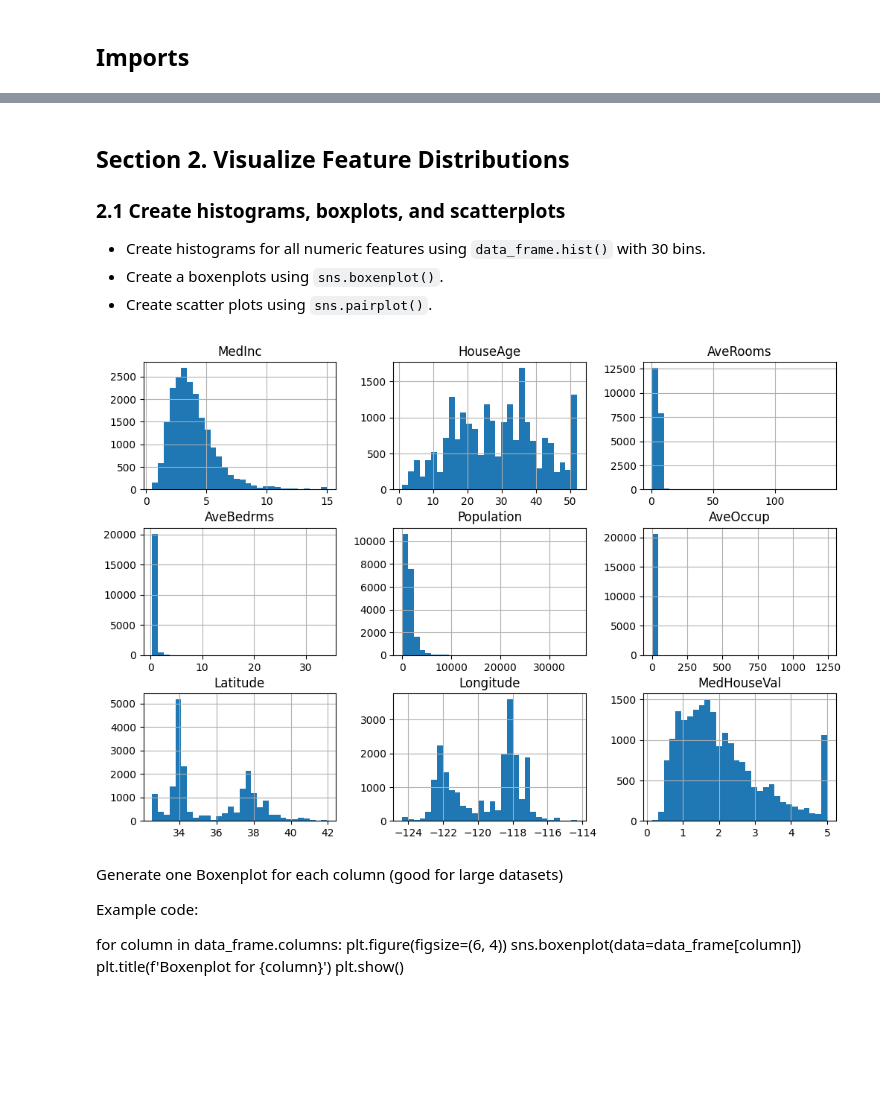
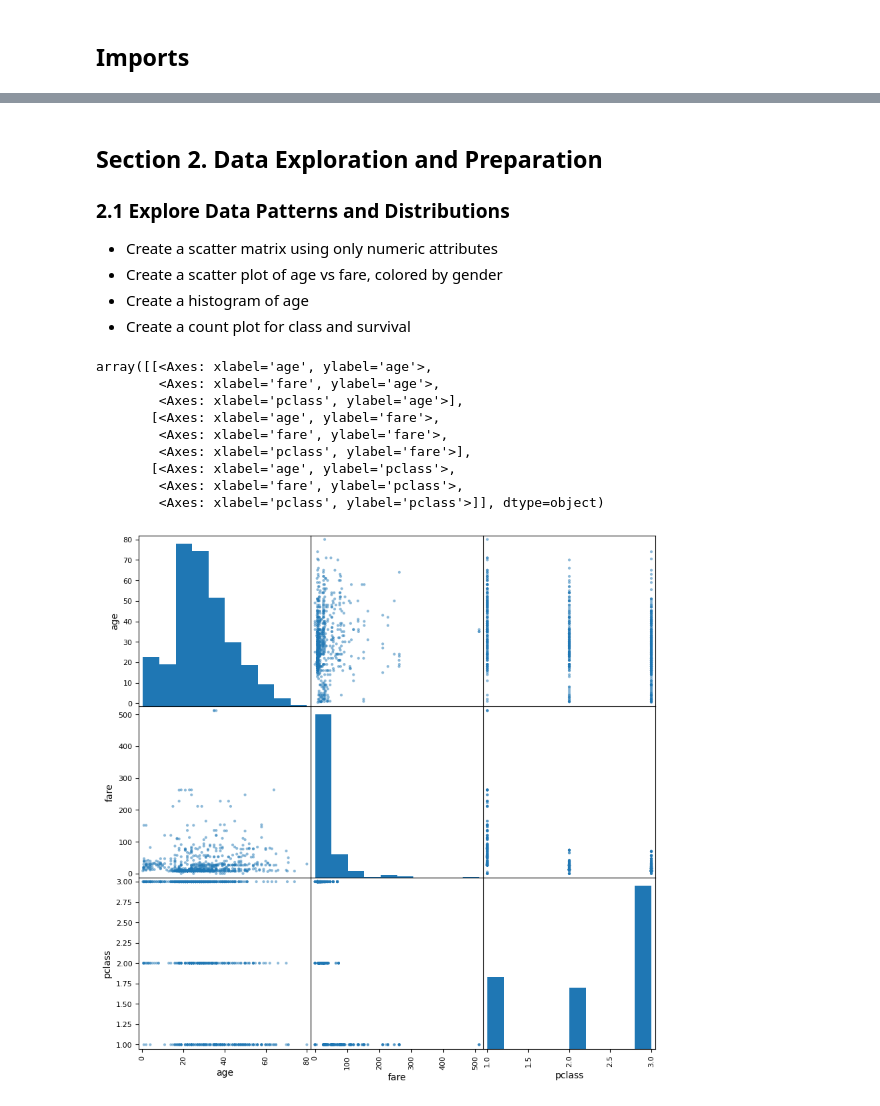
Before and after one commit to bfuemmeler/applied-ml-fuemmeler, a Jupyter notebook: notebooks/project02/ml02_fuemmeler.ipynb, the cells around one changed output, grey strips where cells are left out. Cells and saved outputs as stored; diff of their text form; code cells hidden in the pictures; blank space fills up the shorter version.

```diff
--- a/notebooks/project02/ml02_fuemmeler.ipynb
+++ b/notebooks/project02/ml02_fuemmeler.ipynb
@@ -48,8 +44,7 @@ data_frame = data.frame
 data_frame.head(10)
 # %%
 # Load the data
-data = fetch_california_housing(as_frame=True)
-data_frame = data.frame  # type: ignore
+data_frame = sns.load_dataset("titanic")
 
 # Might be large. Display just the first 10 rows
 data_frame.head(10)
@@ -131,25 +139,25 @@ Analysis:
 # %% [markdown]
-## Section 2. Visualize Feature Distributions
-### 2.1 Create histograms, boxplots, and scatterplots
+## Section 2. Data Exploration and Preparation
+### 2.1 Explore Data Patterns and Distributions
 
-- Create histograms for all numeric features using `data_frame.hist()` with 30 bins.
-- Create a boxenplots using `sns.boxenplot()`.
-- Create scatter plots using `sns.pairplot()`.
+- Create a scatter matrix using only numeric attributes
+- Create a scatter plot of age vs fare, colored by gender
+- Create a histogram of age
+- Create a count plot for class and survival
 # %%
-# Create histograms
-import matplotlib.pyplot as plt
+# Create scatter matrix (numeric only)
+from pandas.plotting import scatter_matrix
 
-data_frame.hist(bins=30, figsize=(12, 8))
-plt.show()
+attributes = ["age", "fare", "pclass"]
+scatter_matrix(data_frame[attributes], figsize=(10, 10))
 # %% [output]
+array([[<Axes: xlabel='age', ylabel='age'>,
+        <Axes: xlabel='fare', ylabel='age'>,
+        <Axes: xlabel='pclass', ylabel='age'>],
+       [<Axes: xlabel='age', ylabel='fare'>,
+        <Axes: xlabel='fare', ylabel='fare'>,
+        <Axes: xlabel='pclass', ylabel='fare'>],
+       [<Axes: xlabel='age', ylabel='pclass'>,
+        <Axes: xlabel='fare', ylabel='pclass'>,
+        <Axes: xlabel='pclass', ylabel='pclass'>]], dtype=object)
-[figure, old version]
+[figure, new version]
-# %% [markdown]
-Generate one Boxenplot for each column (good for large datasets)
-
-Example code:
-
-for column in data_frame.columns:
-    plt.figure(figsize=(6, 4))
-    sns.boxenplot(data=data_frame[column])
-    plt.title(f'Boxenplot for {column}')
-    plt.show()
```
Also changed, not shown: parts of 40 cells of this notebook, 1 other file.
